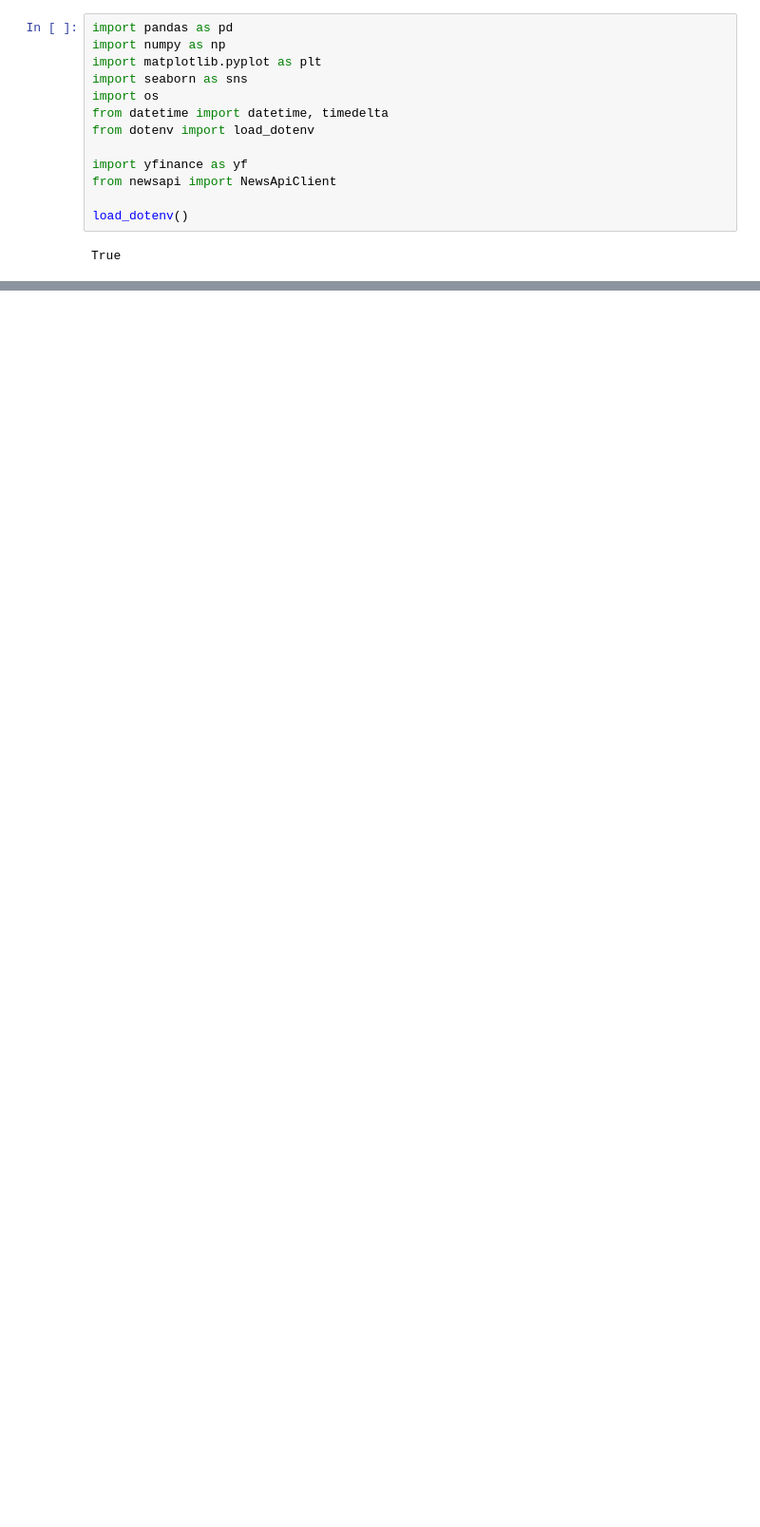
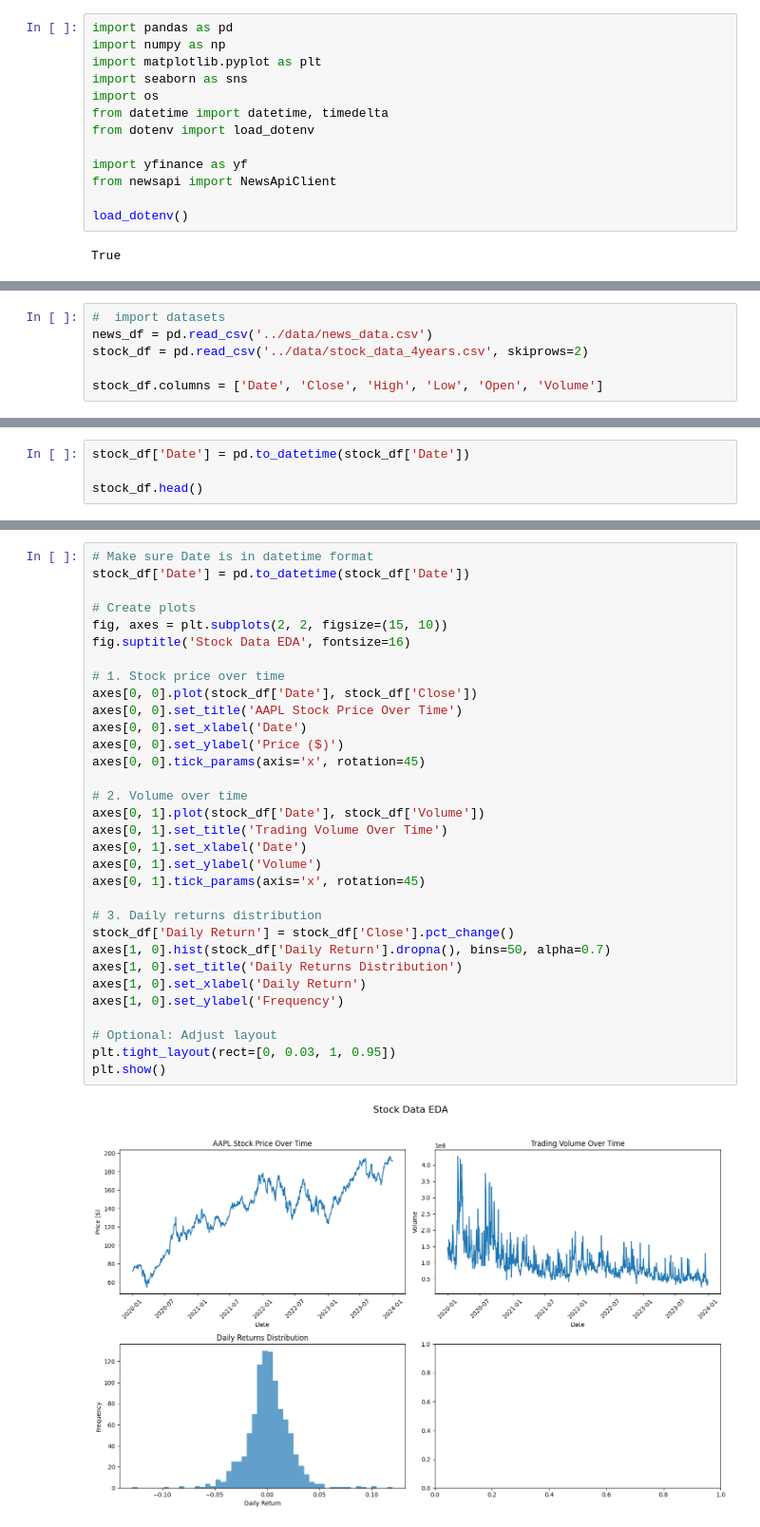
Before and after one commit to julsCadenas/stock-price-predictor, a Jupyter notebook: notebooks/data_prep.ipynb, the cells around one changed output, grey strips where cells are left out. Shown at 95% size. Drawn from its saved outputs; the diff is of its cells as text; blank space fills up the shorter version.

```diff
--- a/notebooks/data_prep.ipynb
+++ b/notebooks/data_prep.ipynb
@@ -79 +81,7 @@ Found 100 news articles for query 'Apple' from 2025-06-17 to 2025-07-17
 News data saved to ../data/news_data.csv
+# %%
+#  import datasets
+news_df = pd.read_csv('../data/news_data.csv')
+stock_df = pd.read_csv('../data/stock_data_4years.csv', skiprows=2)
+
+stock_df.columns = ['Date', 'Close', 'High', 'Low', 'Open', 'Volume']
@@ -79,0 +97,4 @@ News data saved to ../data/news_data.csv
+# %%
+stock_df['Date'] = pd.to_datetime(stock_df['Date'])
+
+stock_df.head()
@@ -79,0 +146,34 @@ News data saved to ../data/news_data.csv
+# %%
+# Make sure Date is in datetime format
+stock_df['Date'] = pd.to_datetime(stock_df['Date'])
+
+# Create plots
+fig, axes = plt.subplots(2, 2, figsize=(15, 10))
+fig.suptitle('Stock Data EDA', fontsize=16)
+
+# 1. Stock price over time
+axes[0, 0].plot(stock_df['Date'], stock_df['Close'])
+axes[0, 0].set_title('AAPL Stock Price Over Time')
+axes[0, 0].set_xlabel('Date')
+axes[0, 0].set_ylabel('Price ($)')
+axes[0, 0].tick_params(axis='x', rotation=45)
+
+# 2. Volume over time
+axes[0, 1].plot(stock_df['Date'], stock_df['Volume'])
+axes[0, 1].set_title('Trading Volume Over Time')
+axes[0, 1].set_xlabel('Date')
+axes[0, 1].set_ylabel('Volume')
+axes[0, 1].tick_params(axis='x', rotation=45)
+
+# 3. Daily returns distribution
+stock_df['Daily Return'] = stock_df['Close'].pct_change()
+axes[1, 0].hist(stock_df['Daily Return'].dropna(), bins=50, alpha=0.7)
+axes[1, 0].set_title('Daily Returns Distribution')
+axes[1, 0].set_xlabel('Daily Return')
+axes[1, 0].set_ylabel('Frequency')
+
+# Optional: Adjust layout
+plt.tight_layout(rect=[0, 0.03, 1, 0.95])
+plt.show()
+# %% [output]
+[figure, added]
```
Also changed, not shown: parts of 8 cells of this notebook.
